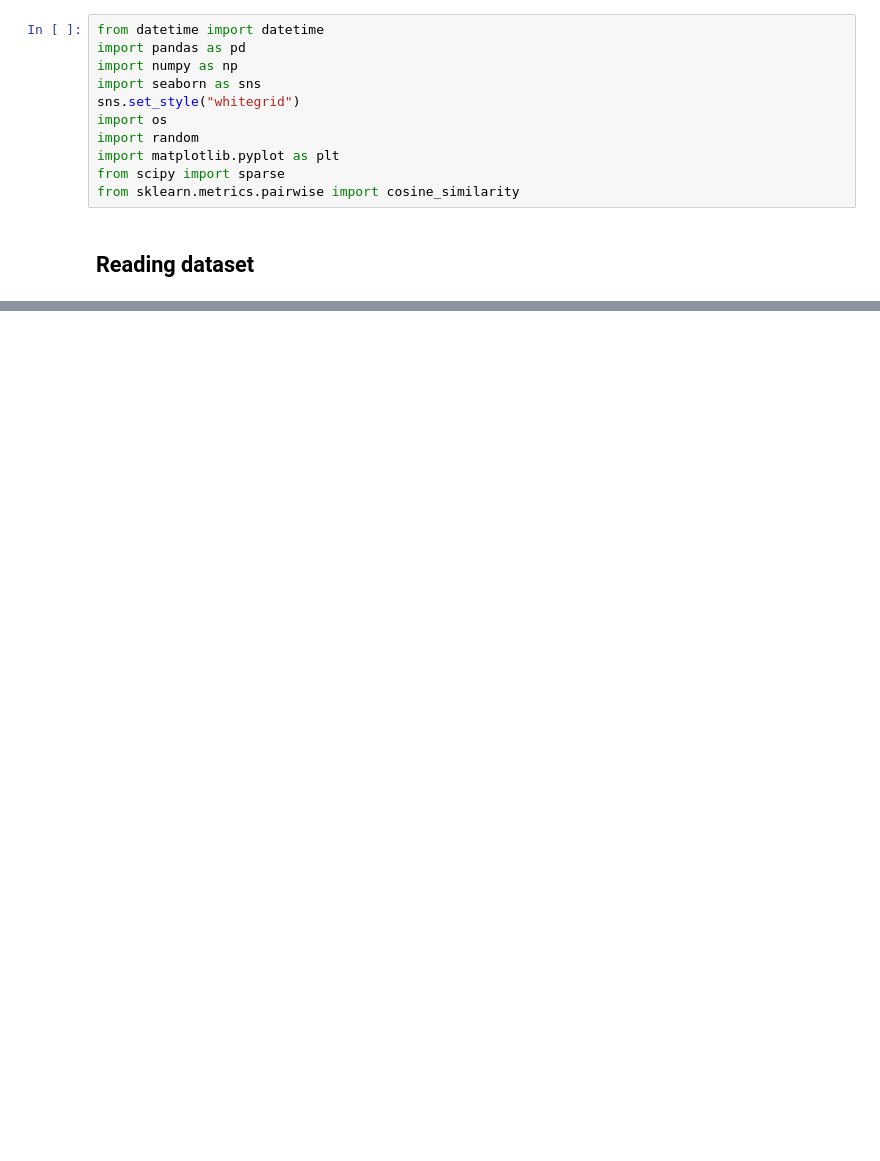
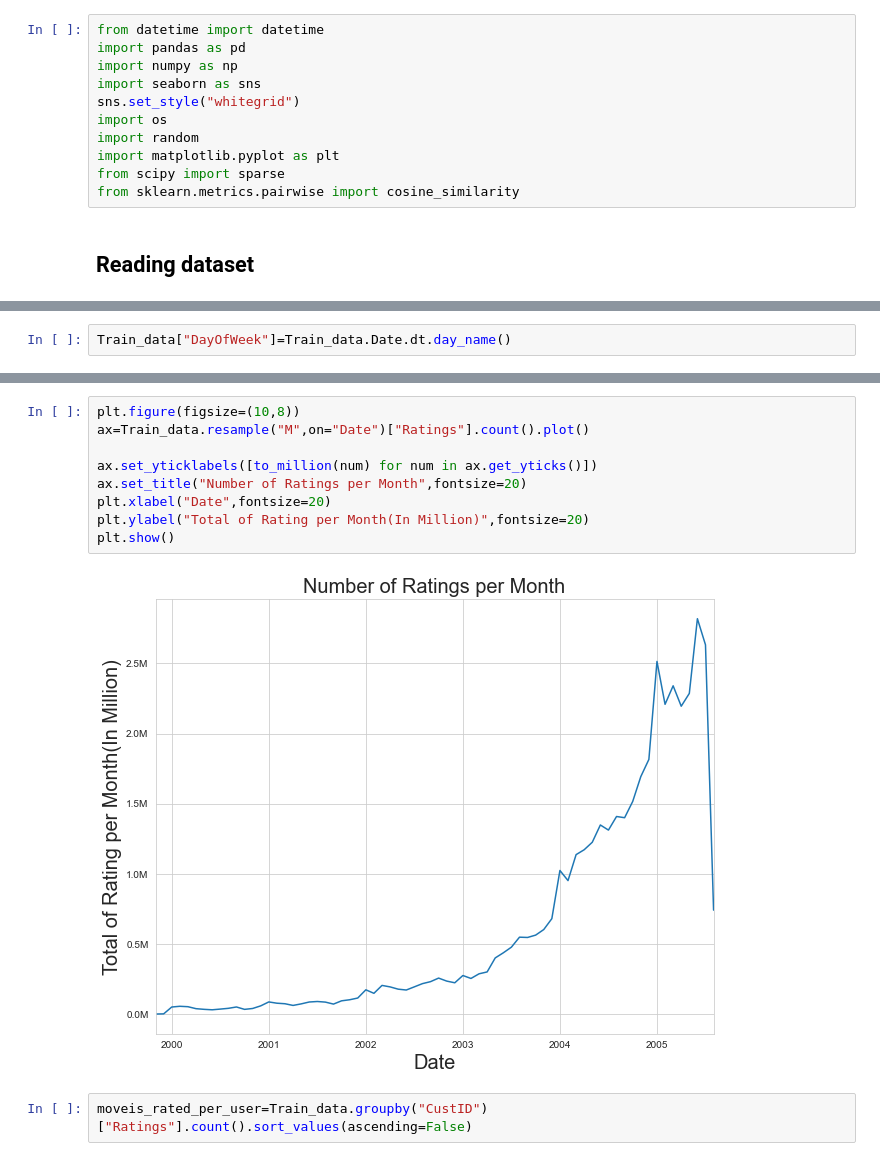
Before and after one commit to dikshantsharma12/Netflix-Movie-Recommendation, a Jupyter notebook: Netflix Movie Recommendation.ipynb, the cells around one changed output, grey strips where cells are left out. Drawn from its saved outputs; the diff is of its cells as text; blank space fills up the shorter version.

```diff
--- a/Netflix Movie Recommendation.ipynb
+++ b/Netflix Movie Recommendation.ipynb
@@ -47,0 +167,2 @@ if not os.path.isfile("./Data/NetflixData.pkl"):
+# %%
+Train_data["DayOfWeek"]=Train_data.Date.dt.day_name()
@@ -47,0 +178,13 @@ if not os.path.isfile("./Data/NetflixData.pkl"):
+# %%
+plt.figure(figsize=(10,8))
+ax=Train_data.resample("M",on="Date")["Ratings"].count().plot()
+
+ax.set_yticklabels([to_million(num) for num in ax.get_yticks()])
+ax.set_title("Number of Ratings per Month",fontsize=20)
+plt.xlabel("Date",fontsize=20)
+plt.ylabel("Total of Rating per Month(In Million)",fontsize=20)
+plt.show()
+# %% [output]
+[figure, added]
+# %%
+moveis_rated_per_user=Train_data.groupby("CustID")["Ratings"].count().sort_values(ascending=False)
```
Also changed, not shown: parts of 66 cells of this notebook.
